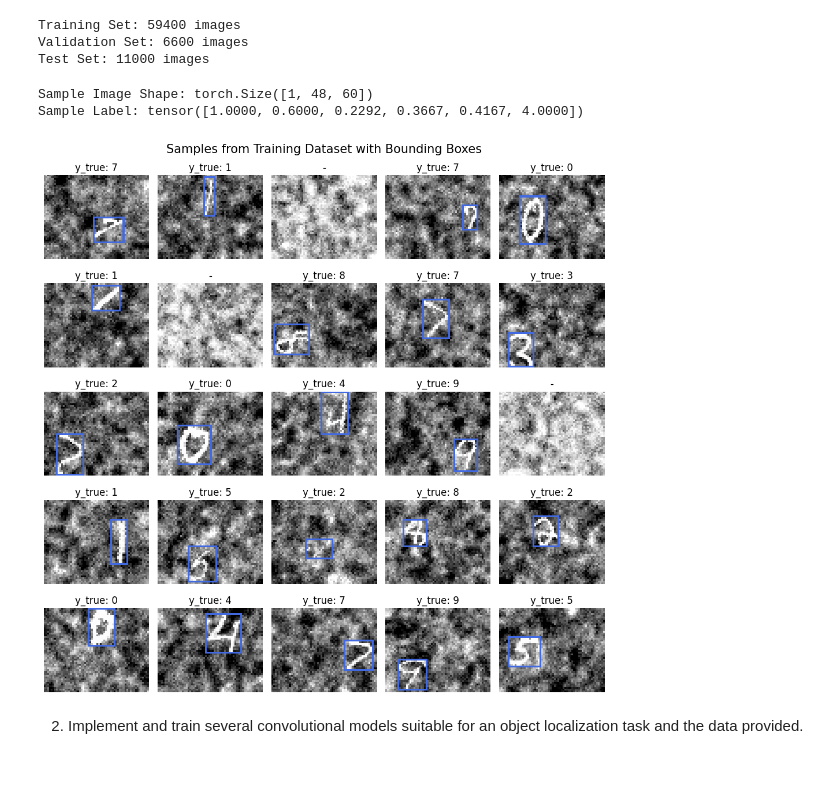
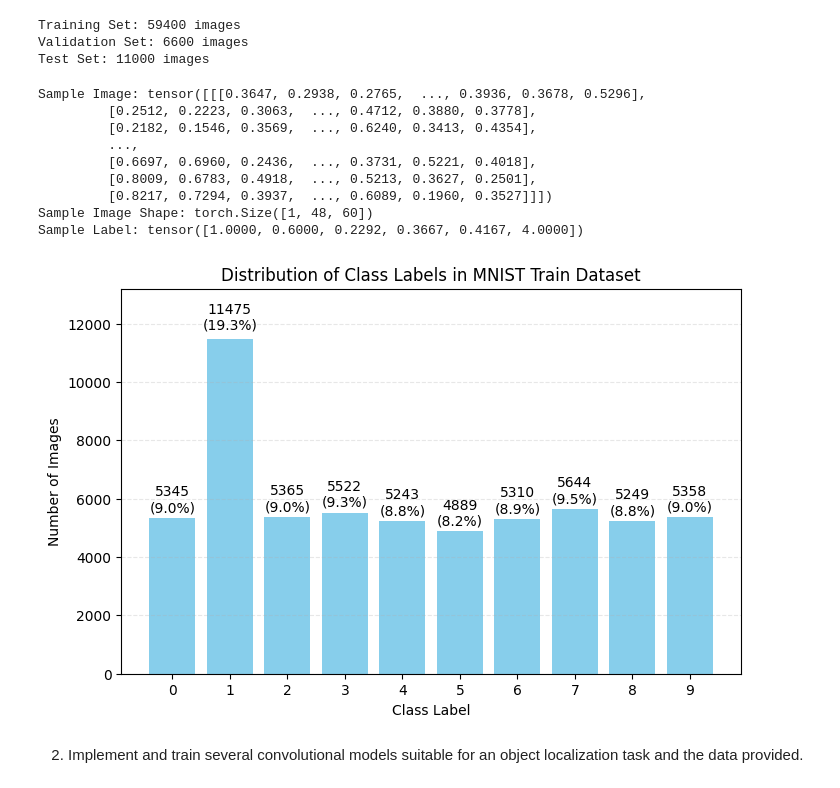
Before and after one commit to kuimetra/deep_learning, a Jupyter notebook: Project 2/main.ipynb, the cells around one changed output. Cells and saved outputs as stored; diff of their text form; code cells hidden in the pictures.

Commit message:
object detection data preparation

```diff
--- a/Project 2/main.ipynb
+++ b/Project 2/main.ipynb
@@ -32,11 +33,46 @@ Validation Set: 6600 images
 Test Set: 11000 images
 # %%
 sample_image, sample_label = train_dataset[0]
+print(f"Sample Image: {sample_image}")  # values suggest that the data is already normalized
 print(f"Sample Image Shape: {sample_image.shape}")
 print(f"Sample Label: {sample_label}")
 # %% [output]
+Sample Image: tensor([[[0.3647, 0.2938, 0.2765,  ..., 0.3936, 0.3678, 0.5296],
+         [0.2512, 0.2223, 0.3063,  ..., 0.4712, 0.3880, 0.3778],
+         [0.2182, 0.1546, 0.3569,  ..., 0.6240, 0.3413, 0.4354],
+         ...,
+         [0.6697, 0.6960, 0.2436,  ..., 0.3731, 0.5221, 0.4018],
+         [0.8009, 0.6783, 0.4918,  ..., 0.5213, 0.3627, 0.2501],
+         [0.8217, 0.7294, 0.3937,  ..., 0.6089, 0.1960, 0.3527]]])
 Sample Image Shape: torch.Size([1, 48, 60])
 Sample Label: tensor([1.0000, 0.6000, 0.2292, 0.3667, 0.4167, 4.0000])
+# %%
+class_counter = Counter()
+
+for _, label in train_dataset:
+    class_label = int(label[-1].item())
+    class_counter[class_label] += 1
+
+plt.figure(figsize=(8, 5))
+bars = plt.bar(class_counter.keys(), class_counter.values(), color='skyblue')
+
+# text annotations above each bar
+for bar, count in zip(bars, class_counter.values()):
+    percentage = f"{count / sum(class_counter.values()) * 100:.1f}%"
+    plt.text(bar.get_x() + bar.get_width() / 2,
+             bar.get_height() / 0.98,
+             f"{count}\n({percentage})",
+             ha='center', va='bottom')
+
+plt.xlabel('Class Label')
+plt.ylabel('Number of Images')
+plt.title('Distribution of Class Labels in MNIST Train Dataset')
+plt.grid(axis='y', linestyle='--', alpha=0.3)
+plt.xticks(range(0, 10))
+plt.ylim(0, max(class_counter.values()) * 1.15)
+plt.show()
+# %% [output]
+[figure, added]
 # %%
 batch_size = 256
 train_loader = DataLoader(train_dataset, batch_size=batch_size, shuffle=True)
@@ -72,8 +108,6 @@ for ax, (image, bbox, p_c, label) in zip(axs.ravel(), samples):
 fig.suptitle("Samples from Training Dataset with Bounding Boxes", fontsize=15)
 plt.tight_layout()
 plt.show()
-# %% [output]
-[figure, removed]
 # %% [markdown]
 2. Implement and train several convolutional models suitable for an object localization task and the data provided.
 # %%
```
Also changed, not shown: parts of 17 cells of this notebook.
